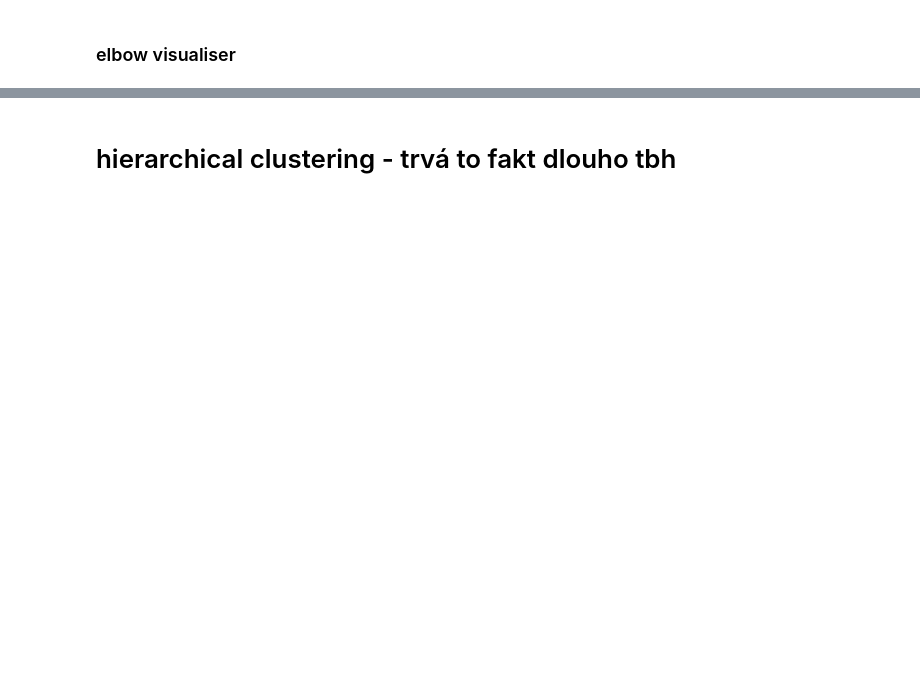
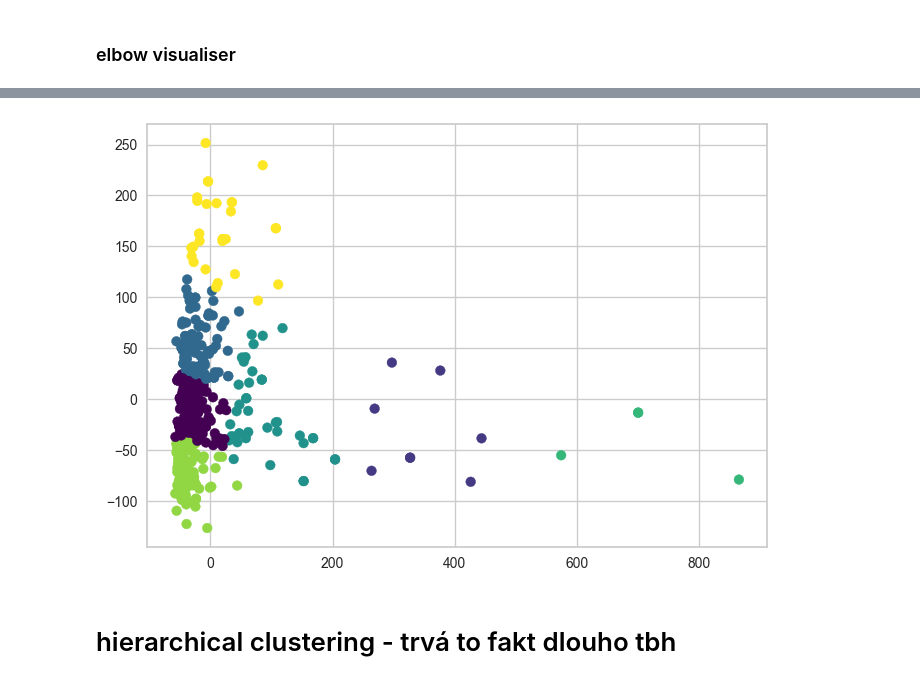
Before and after one commit to balooooooooo/machine_learning_1_coursework, a Jupyter notebook: clustering.ipynb, the cells around one changed output, grey strips where cells are left out. Saved outputs shown, nothing was run; the diff lists cells and outputs as text; code cells hidden in the pictures; blank space fills up the shorter version.

```diff
--- a/clustering.ipynb
+++ b/clustering.ipynb
@@ -41,11 +61,13 @@ visual.show()
 # %%
 kmeans_optim = KMeans(n_clusters = 7, n_init = 'auto', random_state=1337)
 
 # fit
 kmeans_optim.fit(clustering_data)
 
-plt.scatter(x = clustering_data['weight(kg)'],y =  clustering_data['hemoglobin'], c = kmeans_optim.labels_, cmap = 'viridis')
+plt.scatter(x = clustering_data['pca1'],y =  clustering_data['pca2'], c = kmeans_optim.labels_, cmap = 'viridis')
 plt.show()
+# %% [output]
+[figure, added]
 # %% [markdown]
 # hierarchical clustering - trvá to fakt dlouho tbh
 # %%
```
Also changed, not shown: parts of 6 cells of this notebook.
